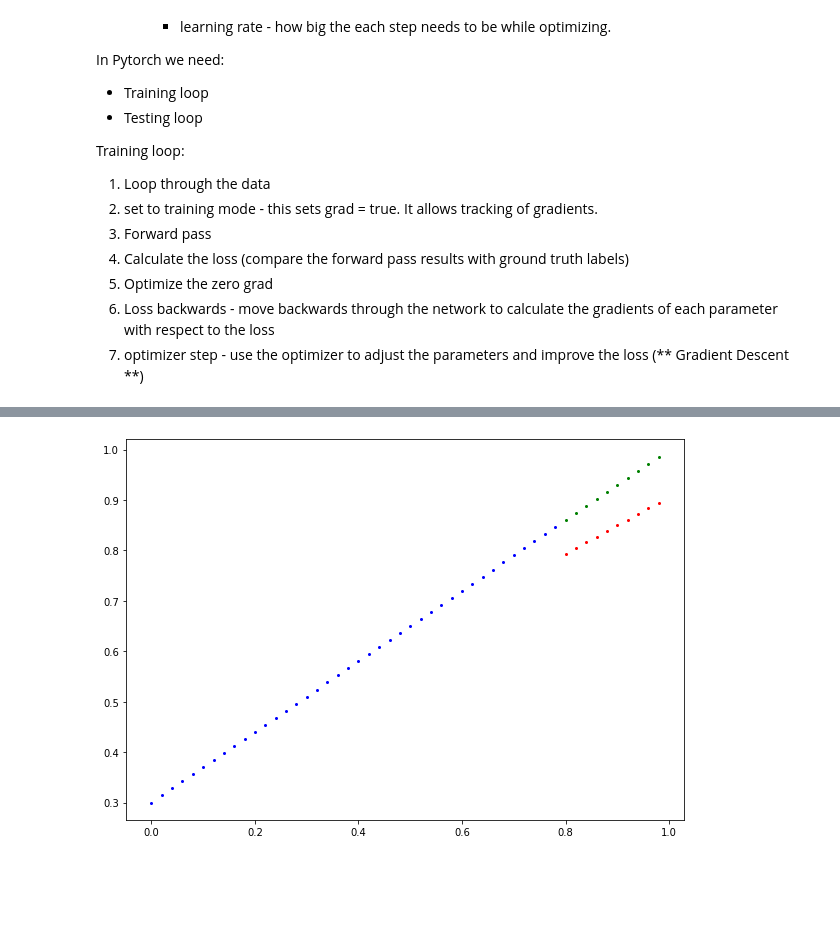
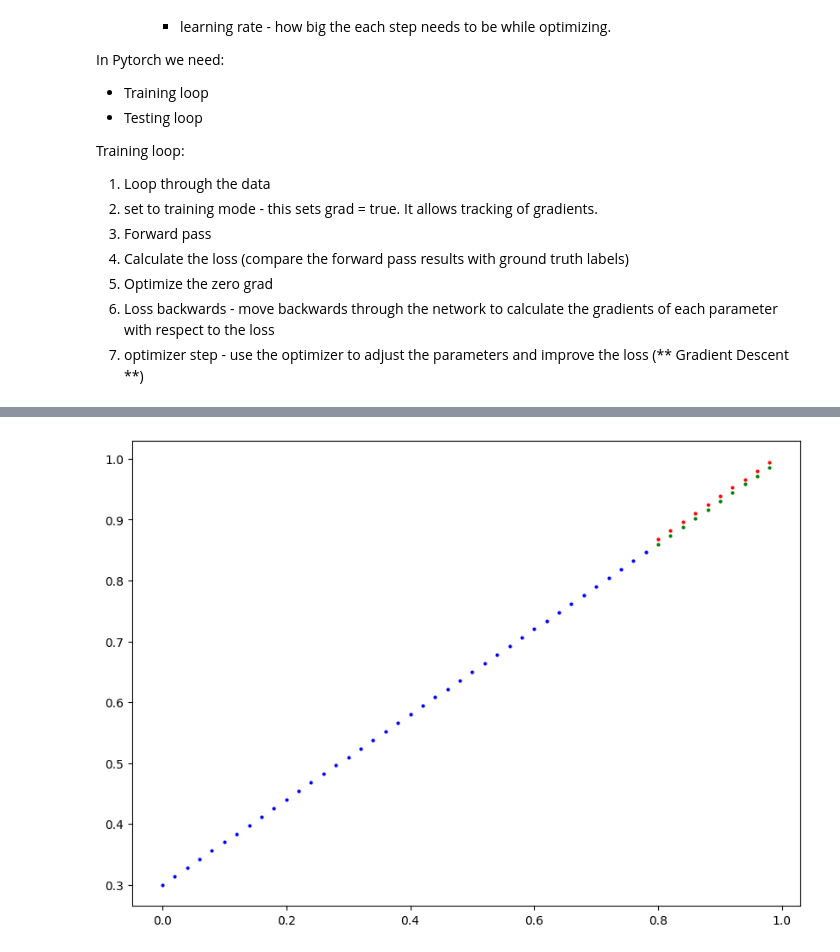
Before and after one commit to pusapatiakhilraju/Pytorch-Neural-Net-Classification, a Jupyter notebook: Pytorch Workflow.ipynb, the cells around one changed output, grey strips where cells are left out. Saved outputs shown, nothing was run; the diff lists cells and outputs as text; code cells hidden in the pictures; blank space fills up the shorter version.

Commit message:
PytorchWorkflow/TestLoop

```diff
--- a/Pytorch Workflow.ipynb
+++ b/Pytorch Workflow.ipynb
@@ -140,23 +140,48 @@ optimizer = torch.optim.SGD(params=model_0.parameters(), lr = 0.01) # learning r
 # %%
 # Building a training loop
 # epoch is one loop through the data
-epochs = 100
+
+epochs = 200
+
+# define list store values
+epoch_values = []
+train_loss_values = []
+test_loss_values = []
 for epoch in range(epochs):
     # set the model to training model. this sets grad = True
     model_0.train()
 
     # forward pass
-    y_pred = model_0.forward(X_train)
+    y_pred = model_0(X_train)
 
     # calculate loss
     loss = loss_fn(y_pred, y_train)
 
     # optimizer grad zero
-    optimizer.zero_grad
+    optimizer.zero_grad()
 
     # perform back propogation on loss
     loss.backward()
 
     # step the optimizer (gradient descent)
     optimizer.step() # by default the optimizer changes will accumulate through the loop..so we need to zero them before the next iteration of the loop
+
+    # Test loop
+    # Set model to evalaution mode
+    model_0.eval()
+
+    # turn on inference mode
+    with torch.inference_mode():
+
+        # make forward pass on test data
+        test_pred = model_0(X_test)
+
+        # calculate test loss
+        test_loss = loss_fn(test_pred, y_test)
+
+    if epoch % 10 == 0:
+        epoch_values.append(epoch)
+        train_loss_values.append(loss)
+        test_loss_values.append(test_loss)
+        print(f"Epoch number : {epoch} | train loss : {loss} | test loss : {test_loss}")
 # %% [output]
@@ -180,7 +208,7 @@ loss:0.0839582160115242
 # %%
 with torch.inference_mode():
-    new_pred2 = model_0(X_test)
+    new_pred2 = model_0.forward(X_test)
+
+plot_predictions(predictions=new_pred2)
+# %% [output]
+[figure, added]
-# %%
-plot_predictions(predictions=new_pred2)
-# %% [output]
-[figure, removed]
```
Also changed, not shown: parts of 2 cells of this notebook, 1 other file.
